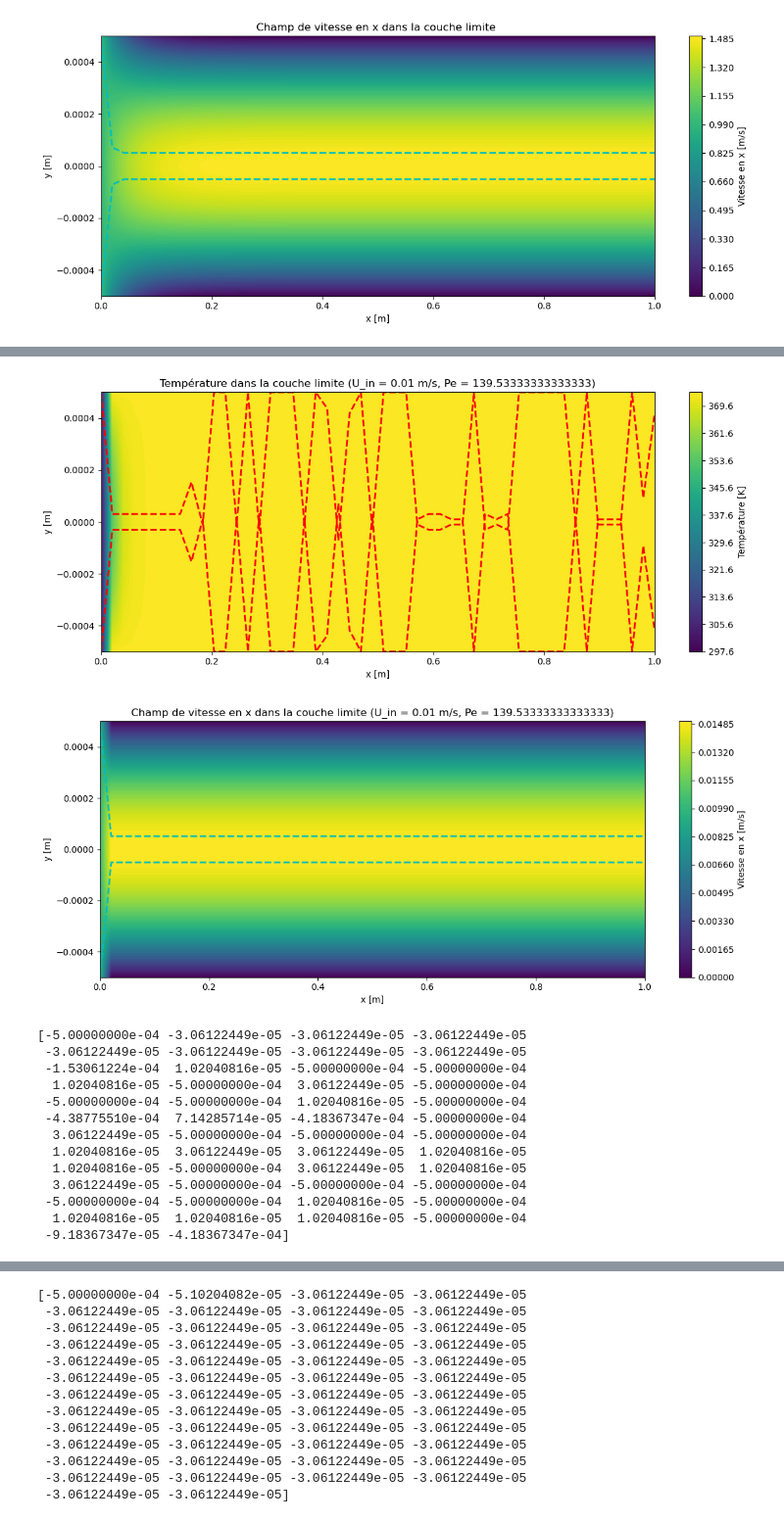
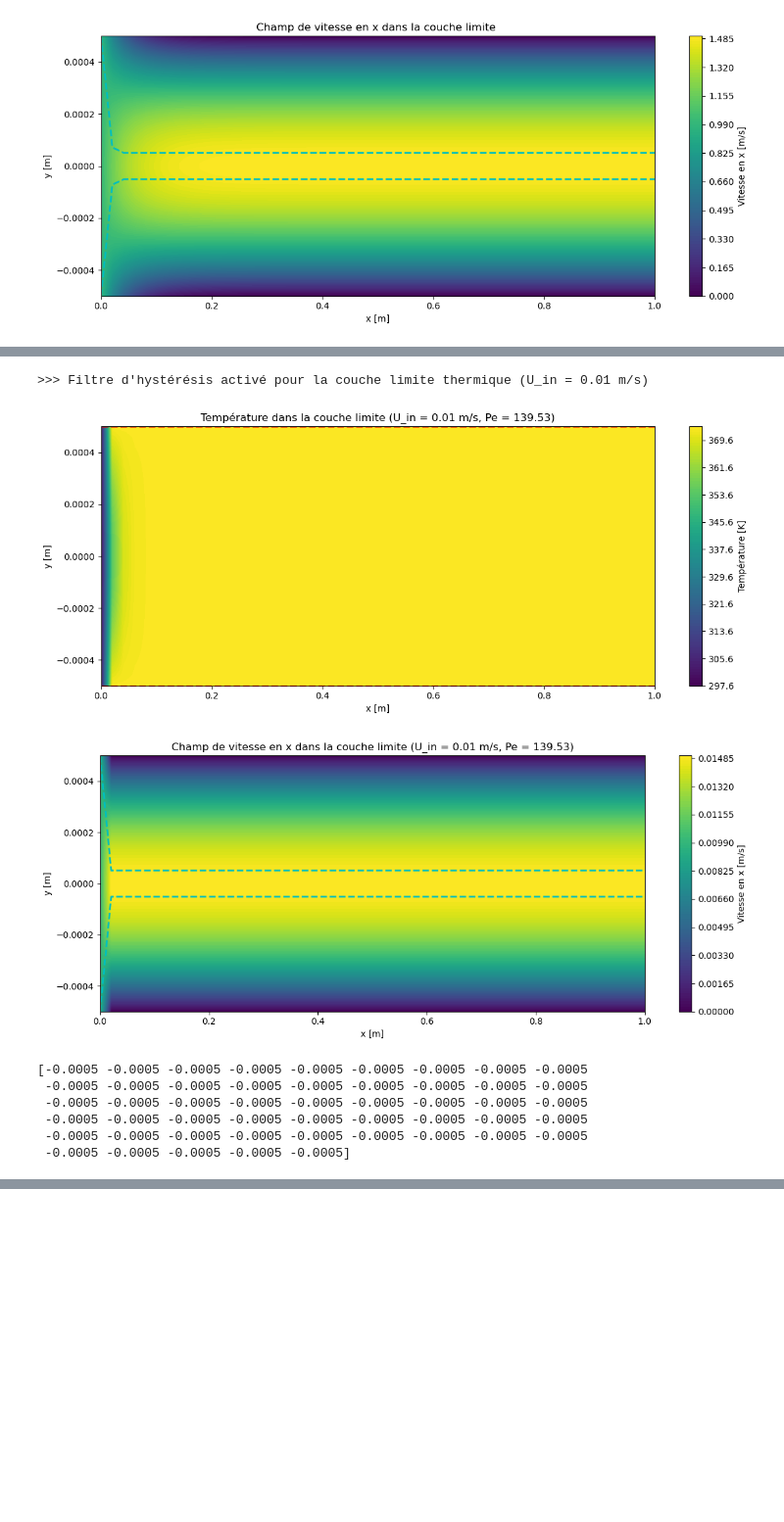
Before and after one commit to Astro-Coco/projet_gch, a Jupyter notebook: graphing.ipynb, the cells around one changed output, grey strips where cells are left out. Shown at 98% size. Drawn from its saved outputs; the diff is of its cells as text; code cells hidden in the pictures; blank space fills up the shorter version.

```diff
--- a/graphing.ipynb
+++ b/graphing.ipynb
@@ -217,6 +217,6 @@ for mu in mu_vals:
     params.mu = mu
 
     resultat = run_analysis(params)
-    note = f"(mu = {mu} Pa.s)"
+    note = f"(mu = {mu} Pa.s ; Pr = {params.cp * mu / params.k:.2f})"
     plot(resultat, note)
 # %% [output]
@@ -236,47 +236,72 @@ params = Params(
     mu = 0.001,
     rho = 1000,
     T_in = 298,
     T_w = 373,
     cp = 4186,
     k = 0.6,
     L = 1.0,
     U_in = 1.0,
     Ldev = 0.05,
     n = N
 )
 
 '''k_vals = [0.01, 0.1, 1.0, 10.0, 100.0]
 
 for k in k_vals:
     params.k = k
     Pe = 2*params.rho * params.cp * params.U_in * params.H / params.k
     resultat = run_analysis(params, n=50)
     note = f"(k = {k} W/m.K, Pe = {Pe})"
     plot(resultat, note)'''
 
-
+#Étude de l'influence du nombre de peclet
+#On choisi de faire varier U_in
 u_vals = [0.01, 0.1, 1.0, 10.0, 100.0]
 
 for u in u_vals:
     params.U_in = u
-    Pe = 2*params.rho * params.cp * params.U_in * params.H / params.k
+    Pe = 2 * params.rho * params.cp * params.U_in * params.H / params.k
+
     resultat = run_analysis(params)
+
+    # === HYSTERESIS SEULEMENT si U_in = 0.01 m/s ===
+    if abs(params.U_in - 0.01) < 1e-9:
+
+        def hysteresis_filter(y, epsilon):
+            y_f = y.copy()
+            for i in range(1, len(y_f)):
+                if np.isnan(y_f[i]) or np.isnan(y_f[i-1]):
+                    continue
+                # Seuil de variation acceptée
+                if abs(y_f[i] - y_f[i-1]) > epsilon:
+                    y_f[i] = y_f[i-1]   # stabilisation
+            return y_f
+
+        # Tolérance basée sur le maillage en y
+        dy = abs(resultat.y_mat[1, 0] - resultat.y_mat[0, 0])
+        epsilon = 2 * dy   # Deux pas de maillage → bon compromis
+
+        # -------------------------------
+        # -------------------------------
+
+        resultat.y_limite_T = hysteresis_filter(resultat.y_limite_T, epsilon)
+        resultat.y_limite_T_symm = hysteresis_filter(resultat.y_limite_T_symm, epsilon)
+
+        print(">>> Filtre d'hystérésis activé pour la couche limite thermique (U_in = 0.01 m/s)")
+
+    # === FIN DU CAS SPÉCIAL ===
+
     note = f"(U_in = {params.U_in} m/s, Pe = {Pe:.2f})"
     plot(resultat, note)
+
     print(resultat.y_limite_T)
 # %% [output]
+>>> Filtre d'hystérésis activé pour la couche limite thermique (U_in = 0.01 m/s)
-[figure, old version]
+[figure, new version]
-[figure, old version]
+[figure, new version]
-[-5.00000000e-04 -3.06122449e-05 -3.06122449e-05 -3.06122449e-05
- -3.06122449e-05 -3.06122449e-05 -3.06122449e-05 -3.06122449e-05
- -1.53061224e-04  1.02040816e-05 -5.00000000e-04 -5.00000000e-04
-  1.02040816e-05 -5.00000000e-04  3.06122449e-05 -5.00000000e-04
- -5.00000000e-04 -5.00000000e-04  1.02040816e-05 -5.00000000e-04
- -4.38775510e-04  7.14285714e-05 -4.18367347e-04 -5.00000000e-04
-  3.06122449e-05 -5.00000000e-04 -5.00000000e-04 -5.00000000e-04
-  1.02040816e-05  3.06122449e-05  3.06122449e-05  1.02040816e-05
-  1.02040816e-05 -5.00000000e-04  3.06122449e-05  1.02040816e-05
-  3.06122449e-05 -5.00000000e-04 -5.00000000e-04 -5.00000000e-04
- -5.00000000e-04 -5.00000000e-04  1.02040816e-05 -5.00000000e-04
-  1.02040816e-05  1.02040816e-05  1.02040816e-05 -5.00000000e-04
- -9.18367347e-05 -4.18367347e-04]
+[-0.0005 -0.0005 -0.0005 -0.0005 -0.0005 -0.0005 -0.0005 -0.0005 -0.0005
+ -0.0005 -0.0005 -0.0005 -0.0005 -0.0005 -0.0005 -0.0005 -0.0005 -0.0005
+ -0.0005 -0.0005 -0.0005 -0.0005 -0.0005 -0.0005 -0.0005 -0.0005 -0.0005
+ -0.0005 -0.0005 -0.0005 -0.0005 -0.0005 -0.0005 -0.0005 -0.0005 -0.0005
+ -0.0005 -0.0005 -0.0005 -0.0005 -0.0005 -0.0005 -0.0005 -0.0005 -0.0005
+ -0.0005 -0.0005 -0.0005 -0.0005 -0.0005]
@@ -285,13 +309,0 @@ for u in u_vals:
-[-5.00000000e-04 -5.10204082e-05 -3.06122449e-05 -3.06122449e-05
- -3.06122449e-05 -3.06122449e-05 -3.06122449e-05 -3.06122449e-05
- -3.06122449e-05 -3.06122449e-05 -3.06122449e-05 -3.06122449e-05
- -3.06122449e-05 -3.06122449e-05 -3.06122449e-05 -3.06122449e-05
- -3.06122449e-05 -3.06122449e-05 -3.06122449e-05 -3.06122449e-05
- -3.06122449e-05 -3.06122449e-05 -3.06122449e-05 -3.06122449e-05
- -3.06122449e-05 -3.06122449e-05 -3.06122449e-05 -3.06122449e-05
- -3.06122449e-05 -3.06122449e-05 -3.06122449e-05 -3.06122449e-05
- -3.06122449e-05 -3.06122449e-05 -3.06122449e-05 -3.06122449e-05
- -3.06122449e-05 -3.06122449e-05 -3.06122449e-05 -3.06122449e-05
- -3.06122449e-05 -3.06122449e-05 -3.06122449e-05 -3.06122449e-05
- -3.06122449e-05 -3.06122449e-05 -3.06122449e-05 -3.06122449e-05
- -3.06122449e-05 -3.06122449e-05]
```
Also changed, not shown: parts of 2 cells of this notebook.
